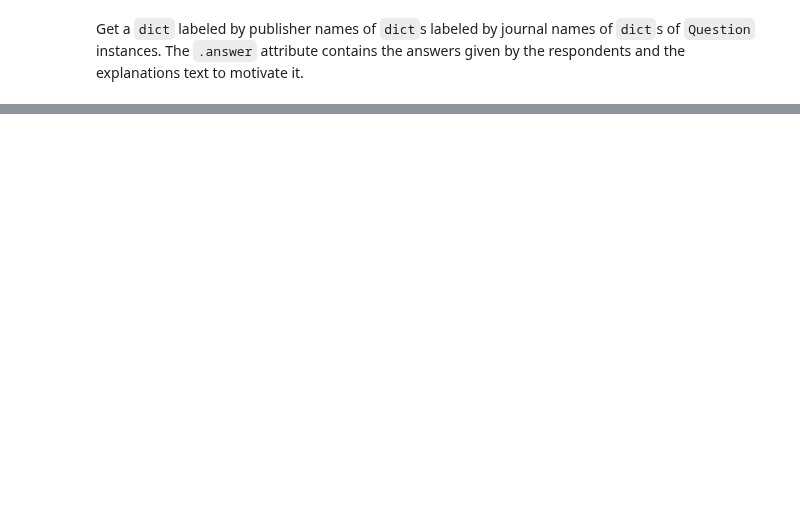
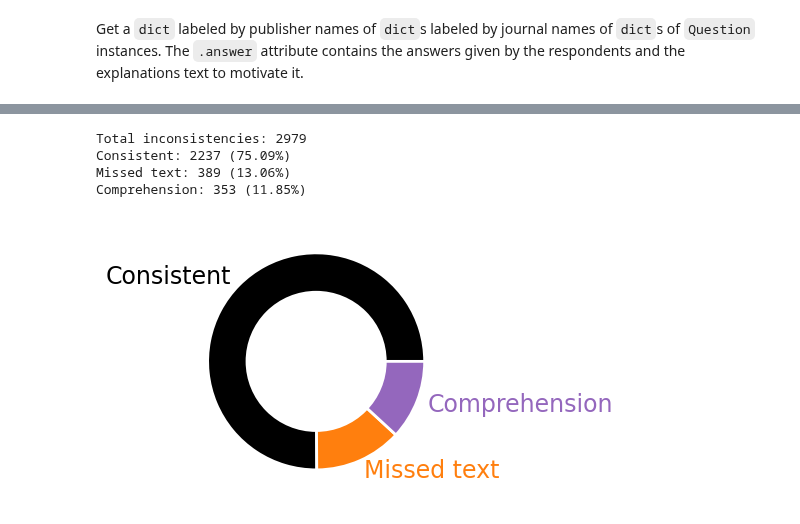
Before and after one commit to daemoncost/Journal-Research-Data-Policy, a Jupyter notebook: notebooks/exploration/analyse_inconsistencies.ipynb, the cells around one changed output, grey strips where cells are left out. Drawn from its saved outputs; the diff is of its cells as text; code cells hidden in the pictures; blank space fills up the shorter version.

```diff
--- a/notebooks/exploration/analyse_inconsistencies.ipynb
+++ b/notebooks/exploration/analyse_inconsistencies.ipynb
@@ -155,0 +172,36 @@ fig.savefig("../../data/processed/inconsistencies.pdf")
+# %%
+total = sum(inconsistency_type_counts.values())
+print("Total inconsistencies:", total)
+for key, value in inconsistency_type_counts.items():
+    print(f"{key}: {value} ({value/total*100:.2f}%)")
+
+#pie chart with hole
+import seaborn as sns
+import textwrap
+fig = plt.figure(figsize=(3.5, 9))
+counts = np.array(list(inconsistency_type_counts.values()))
+labels = list(inconsistency_type_counts.keys())
+colors = [color_dict[label] for label in labels]
+wedges, texts = plt.pie(counts,
+                        labels=labels,
+                        colors=colors,
+                        wedgeprops = {"edgecolor" : "white",
+                        'linewidth': 2,
+                        'antialiased': True},
+                        #autopct='%1.1f%%',
+                        )
+
+### Add a hole in the pie
+hole = plt.Circle((0, 0), 0.65, facecolor='white')
+plt.gcf().gca().add_artist(hole)
+
+for text, color in zip(texts, colors):
+    text.set_color(color)
+
+plt.savefig("../../data/processed/inconsistencies_summarized.pdf", bbox_inches='tight')
+# %% [output]
+Total inconsistencies: 2979
+Consistent: 2237 (75.09%)
+Missed text: 389 (13.06%)
+Comprehension: 353 (11.85%)
+[figure, added]
```
Also changed, not shown: parts of 9 cells of this notebook, 3 other files.
